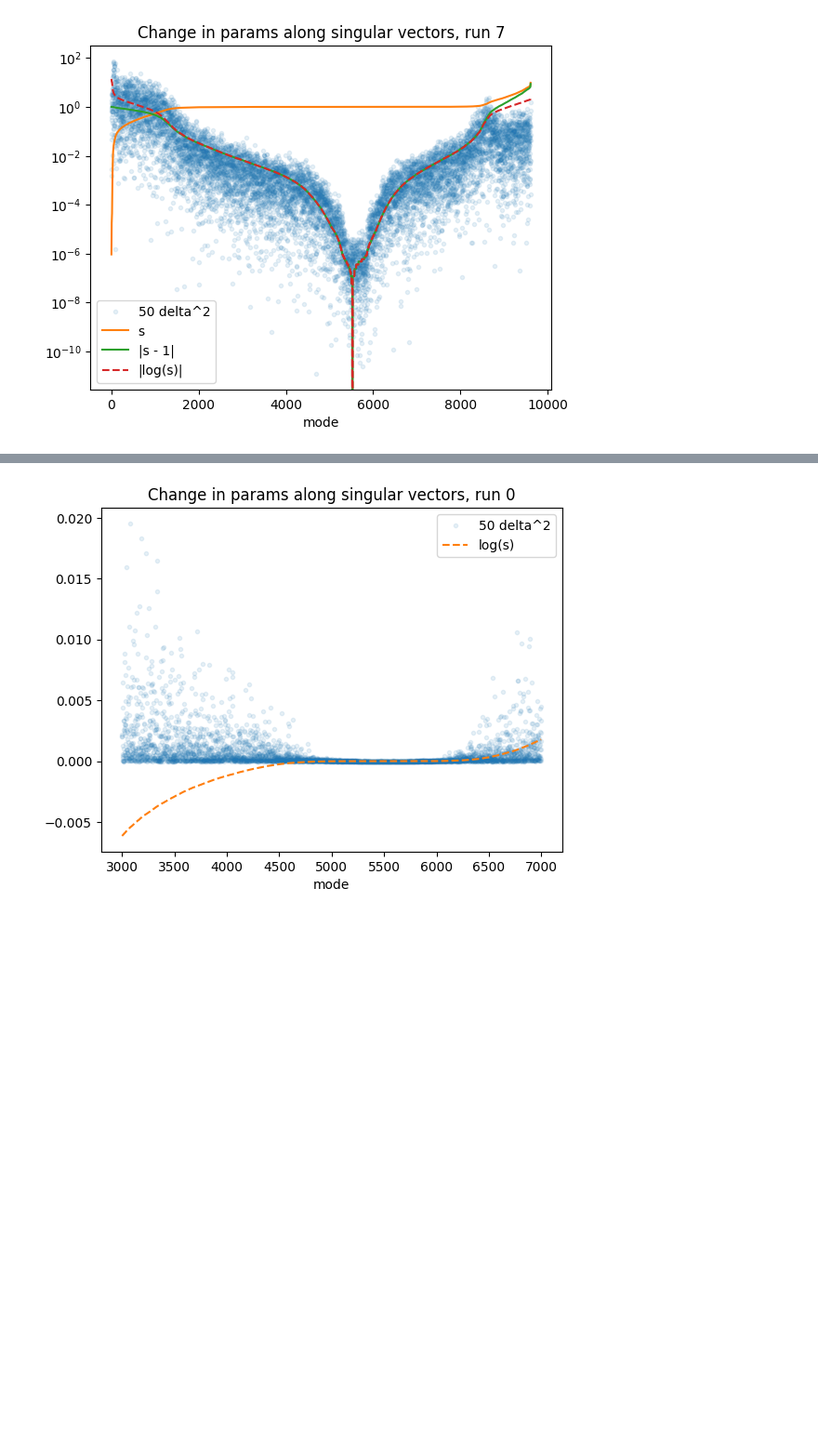
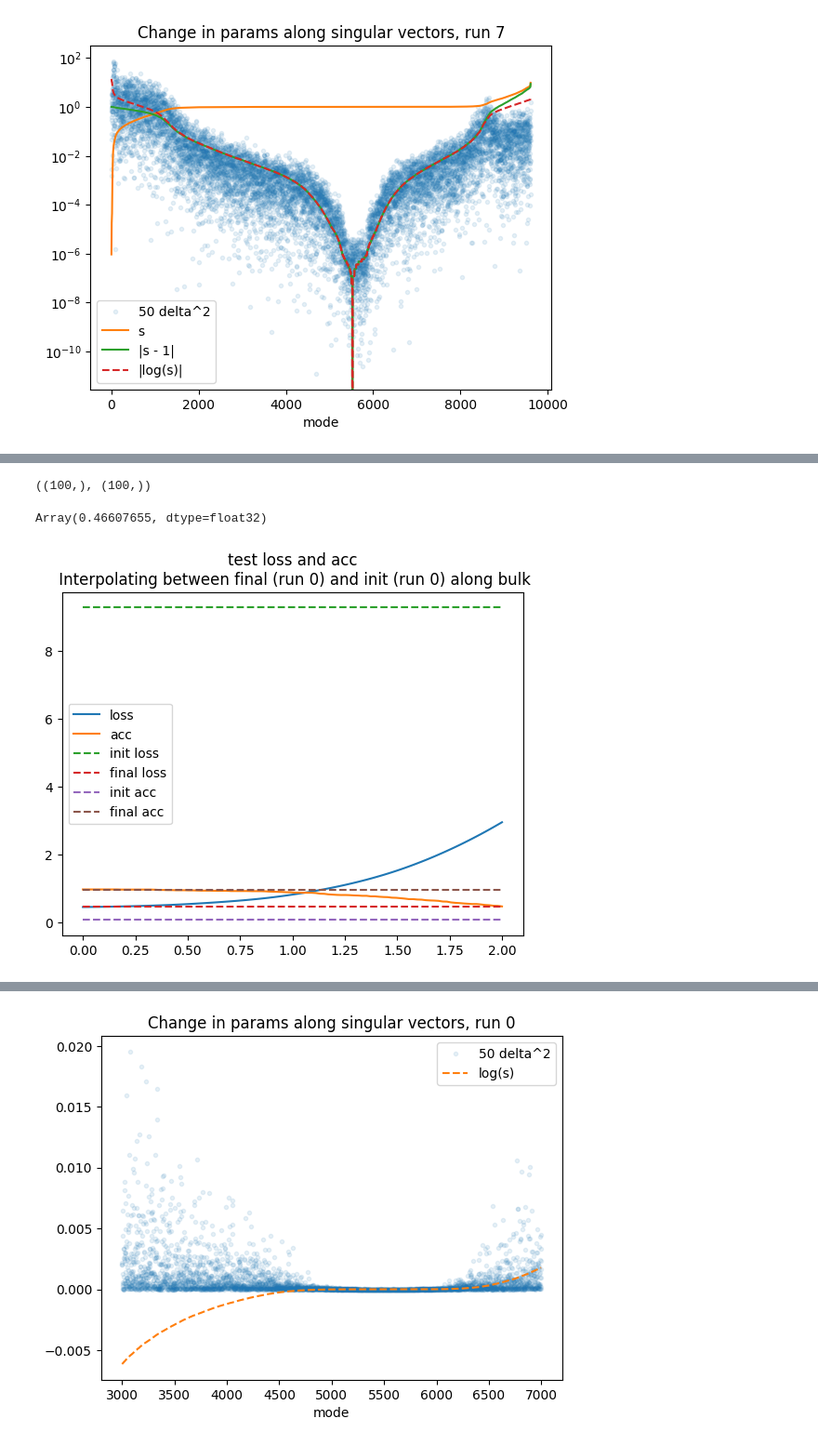
Before and after one commit to EleutherAI/basin-volume, a Jupyter notebook: delta_size.ipynb, the cells around one changed output, grey strips where cells are left out. Shown at 93% size. Cells and saved outputs as stored; diff of their text form; code cells hidden in the pictures; blank space fills up the shorter version.

```diff
--- a/delta_size.ipynb
+++ b/delta_size.ipynb
@@ -54,0 +449,32 @@ for i in range(8):
+# %%
+losses = []
+accs = []
+for param in spliced:
+    loss, acc = loss_fn(unravel(param), model.apply, X_test, Y_test)
+    losses.append(loss)
+    accs.append(acc)
+losses = jnp.stack(losses)
+accs = jnp.stack(accs)
+losses.shape, accs.shape
+# %% [output]
+((100,), (100,))
+# %%
+init_loss, init_acc = loss_fn(unravel(init_params_i), model.apply, X_test, Y_test)
+final_loss, final_acc = loss_fn(unravel(final_params_i), model.apply, X_test, Y_test)
+# %%
+final_loss
+# %% [output]
+Array(0.46607655, dtype=float32)
+# %%
+plt.plot(t, losses, label="loss")
+plt.plot(t, accs, label="acc")
+# init and final loss as horizontal lines
+plt.plot(t, jnp.ones_like(t) * init_loss, '--', label="init loss")
+plt.plot(t, jnp.ones_like(t) * final_loss, '--', label="final loss")
+plt.plot(t, jnp.ones_like(t) * init_acc, '--', label="init acc")
+plt.plot(t, jnp.ones_like(t) * final_acc, '--', label="final acc")
+plt.legend()
+plt.title("test loss and acc\n Interpolating between final (run 0) and init (run 0) along bulk")
+plt.show()
+# %% [output]
+[figure, added]
```
Also changed, not shown: parts of 42 cells of this notebook, 3 other files.
